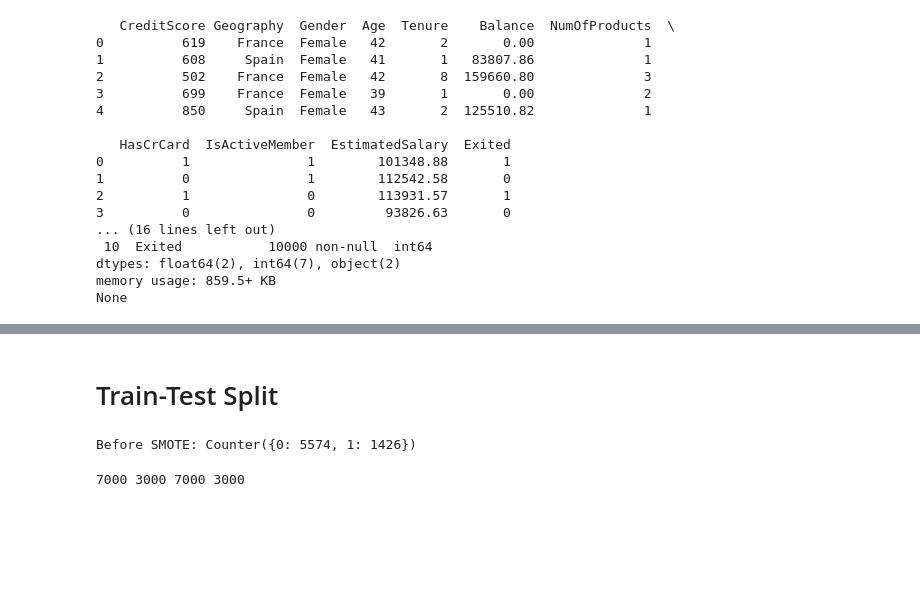
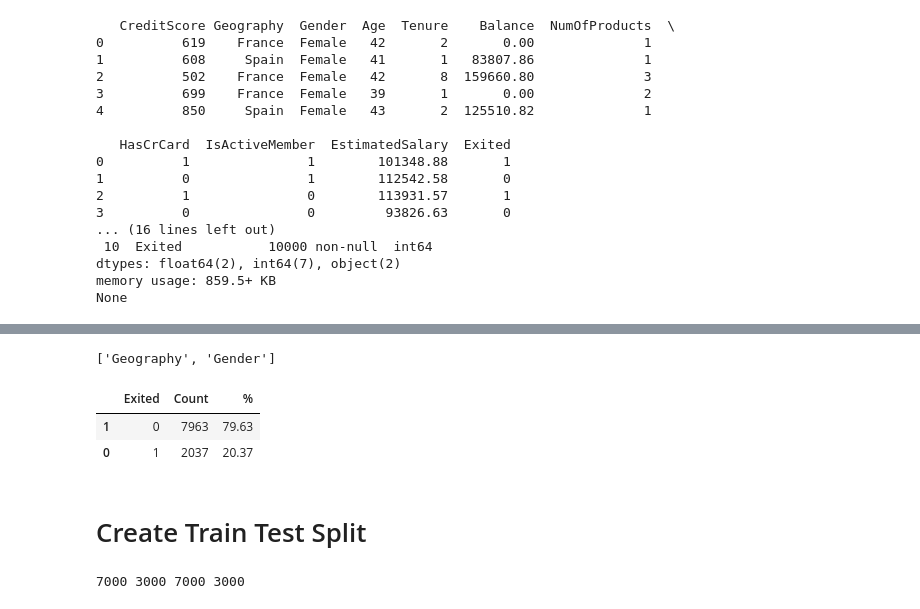
Before and after one commit to SumantaSethi/Customer-Churn-Prediction-, a Jupyter notebook: Modelling_Notebooks/Xgboost.ipynb, the cells around one changed output, grey strips where cells are left out. Saved outputs shown, nothing was run; the diff lists cells and outputs as text; code cells hidden in the pictures; blank space fills up the shorter version.

```diff
--- a/Modelling_Notebooks/Xgboost.ipynb
+++ b/Modelling_Notebooks/Xgboost.ipynb
@@ -49,10 +46,0 @@ None
-# %%
-# Target variable (example: 'Churn')
-target = "Exited"
-
-# Convert target to numeric if needed
-le = LabelEncoder()
-df[target] = le.fit_transform(df[target])  # Yes/No → 1/0
-
-X = df.drop(columns=[target])
-y = df[target]
@@ -86,0 +49,9 @@ preprocessor = ColumnTransformer(
+# %%
+# Object for target variable
+y = df.Exited
+
+# object for input features
+X = df.drop(['Exited'], axis=1)
+
+# display shapes of X and y
+print(X.shape, y.shape)
@@ -87,17 +73,25 @@ preprocessor = ColumnTransformer(
+# %%
+# List categorical features
+cat_columns = X.select_dtypes(include='object').columns.tolist()
+cat_columns
+# %% [output]
+['Geography', 'Gender']
+# %%
+def class_count(a):
+    counter=Counter(a)
+    kv=[list(counter.keys()),list(counter.values())]
+    dff = pd.DataFrame(np.array(kv).T, columns=['Exited','Count'])
+    dff['Count'] = dff['Count'].astype('int64')
+    dff['%'] = round(dff['Count'] / a.shape[0] * 100, 2)
+    return dff.sort_values('Count',ascending=False)
+# %%
+class_count(y)
+# %% [output]
+|  | Exited | Count | % |
+| 1 | 0 | 7963 | 79.63 |
+| 0 | 1 | 2037 | 20.37 |
 # %% [markdown]
-# Train-Test Split
+# Create Train Test Split
-# %%
-X_train, X_test, y_train, y_test = train_test_split(
-      X,
-          y,
-              test_size=0.3,
-                  random_state=42,
-                      stratify=y
-                      )
-
-print("Before SMOTE:", Counter(y_train))
-# %% [output]
-Before SMOTE: Counter({0: 5574, 1: 1426})
 # %%
 random_state = 10
 
```
Also changed, not shown: parts of 47 cells of this notebook.
